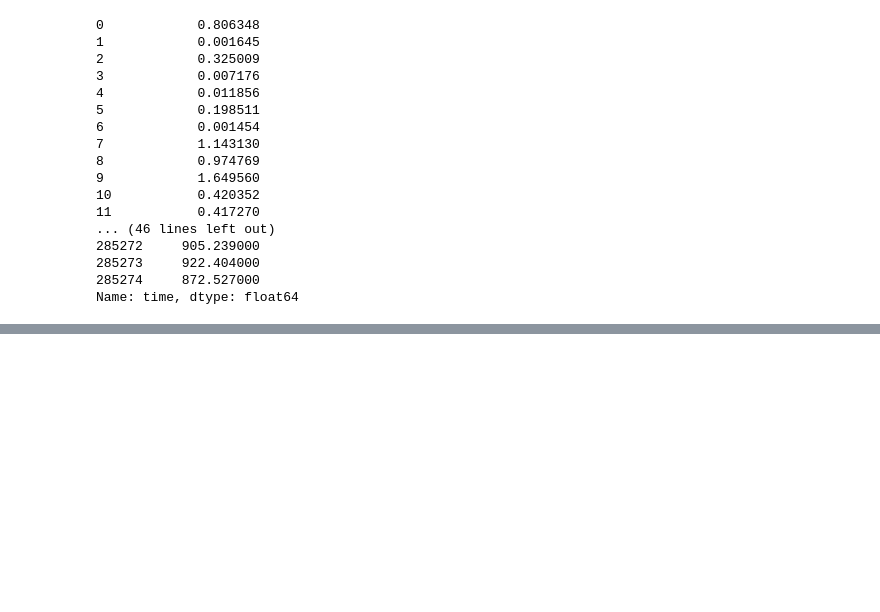
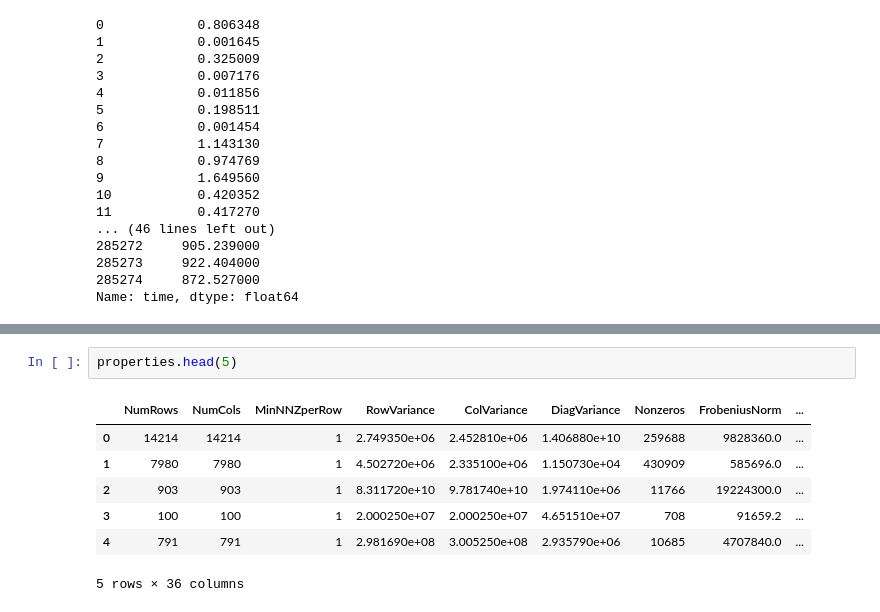
Before and after one commit to patemotter/trilinos-prediction, a Jupyter notebook: Data_Interpretation.ipynb, the cells around one changed output, grey strips where cells are left out. Drawn from its saved outputs; the diff is of its cells as text; blank space fills up the shorter version.

```diff
--- a/Data_Interpretation.ipynb
+++ b/Data_Interpretation.ipynb
@@ -68,0 +86,10 @@ Name: time, dtype: float64
+# %%
+properties.head(5)
+# %% [output]
+|  | NumRows | NumCols | MinNNZperRow | RowVariance | ColVariance | DiagVariance | Nonzeros | FrobeniusNorm | ... |
+| 0 | 14214 | 14214 | 1 | 2.749350e+06 | 2.452810e+06 | 1.406880e+10 | 259688 | 9828360.0 | ... |
+| 1 | 7980 | 7980 | 1 | 4.502720e+06 | 2.335100e+06 | 1.150730e+04 | 430909 | 585696.0 | ... |
+| 2 | 903 | 903 | 1 | 8.311720e+10 | 9.781740e+10 | 1.974110e+06 | 11766 | 19224300.0 | ... |
+| 3 | 100 | 100 | 1 | 2.000250e+07 | 2.000250e+07 | 4.651510e+07 | 708 | 91659.2 | ... |
+| 4 | 791 | 791 | 1 | 2.981690e+08 | 3.005250e+08 | 2.935790e+06 | 10685 | 4707840.0 | ... |
+5 rows × 36 columns
```
Also changed, not shown: parts of 12 cells of this notebook, 1 other file.
